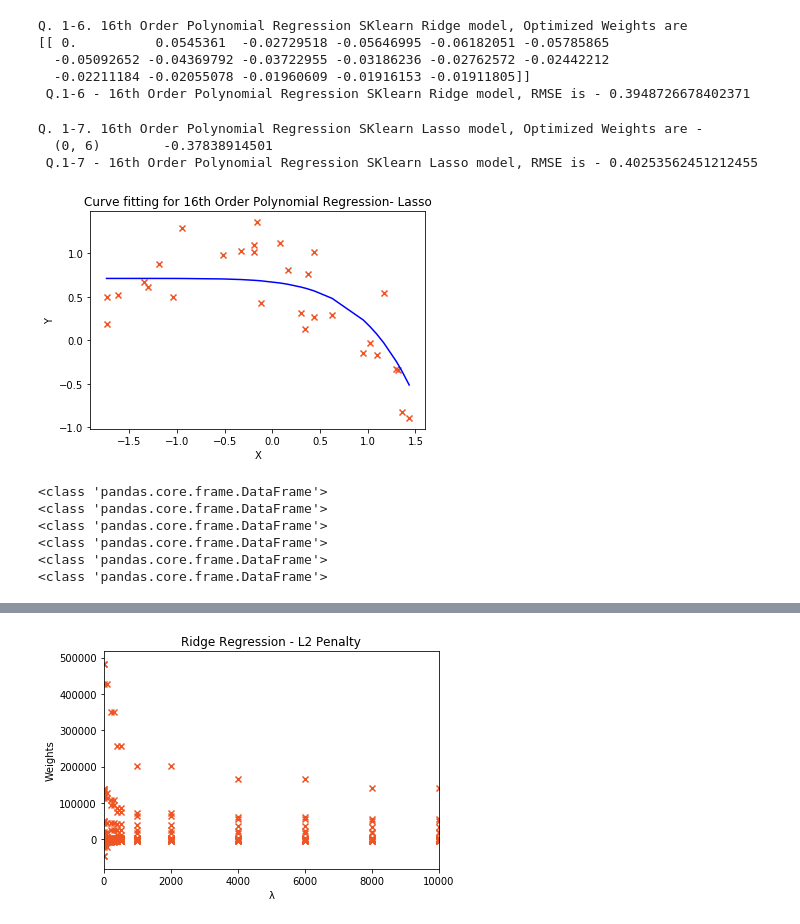
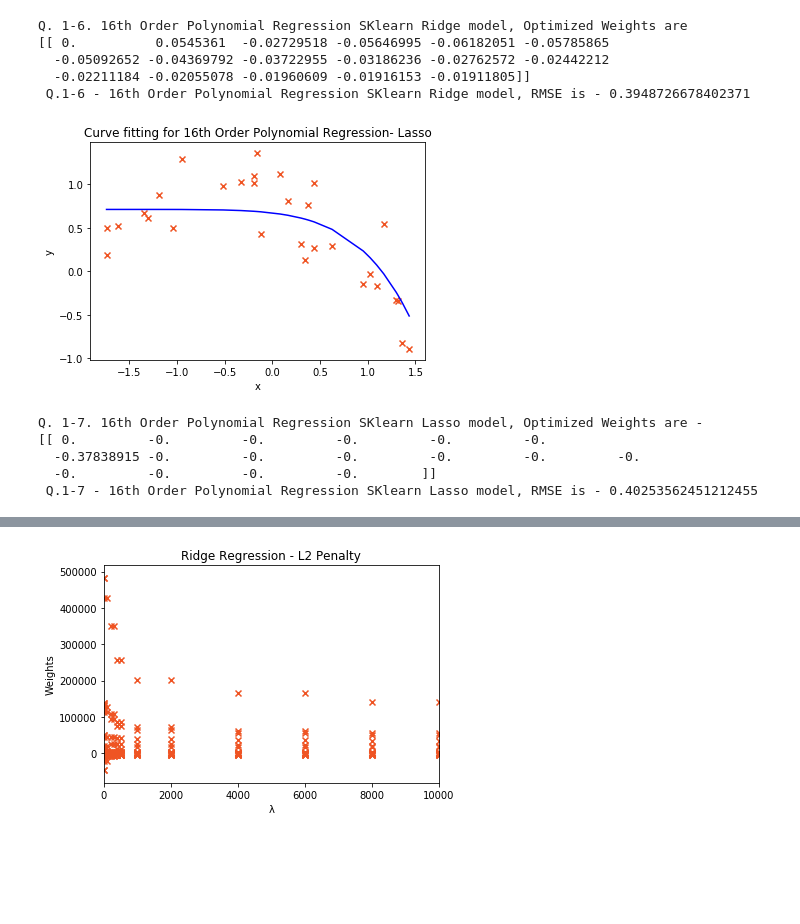
Before and after one commit to MeenakshiParyani/Polynomial-Regression, a Jupyter notebook: Polynomial-Regression.ipynb, the cells around one changed output, grey strips where cells are left out. Saved outputs shown, nothing was run; the diff lists cells and outputs as text; code cells hidden in the pictures; blank space fills up the shorter version.

```diff
--- a/Polynomial-Regression.ipynb
+++ b/Polynomial-Regression.ipynb
@@ -264,31 +262,35 @@ Q. 1-6. 16th Order Polynomial Regression SKlearn Ridge model, Optimized Weights
 # %%
 # 1-7 16th Order Polynomial Regression scikit-learn Lasso model
 
 df = data1;
-normalized_df_poly = generatePolynomialInput(df, 16, 'x')
-X, Y = normalizeData(normalized_df_poly, True, 'x', 'y'); # Normalize the data for proper scaling
-# this Alpha(Regularization Strength) value gives the lowest cost
-clf = Lasso(alpha=0.1, copy_X = True, fit_intercept = True, max_iter = 1000000, normalize=False,
+def sklearn_lasso_polynomial_regression(df, order, xheader, yheader, needSort, lamda, draw, title):
+    normalized_df_poly = generatePolynomialInput(df, order, xheader)
+    X, Y = normalizeData(normalized_df_poly, needSort, xheader, yheader); # Normalize the data for proper scaling
+    betas = []
+    clf = Lasso(alpha=lamda, copy_X = True, fit_intercept = True, max_iter = 1000000, normalize=False,
       positive=False, precompute=False, random_state=None, selection = 'cyclic', tol=0.0001, warm_start=False)
-clf.fit(X,Y)
-
-beta = clf.sparse_coef_
-Ypred = clf.predict(X)
-
+    clf.fit(X,Y)
+    beta = clf.coef_
+    beta = np.asmatrix(beta)
+    Ypred = clf.predict(X)
+    XM = np.matrix(X.values)
+    YM = np.matrix(Y.values)
+    Xcord = list(XM[:,1].flat)
+    Ycord = list(YM[:,0].flat)
+    rmse = get_rmse(np.matrix(X), np.matrix(Y), beta)
+    if(draw):
+        drawPlot(Xcord, Ycord, Ypred, 16, "- Lasso" + title, xheader, yheader)
+    return X, Y, beta, rmse
+X, Y, beta, rmse = sklearn_lasso_polynomial_regression(df, 16, 'x', 'y', True, 0.1, True, '')
 print("Q. 1-7. 16th Order Polynomial Regression SKlearn Lasso model, Optimized Weights are -\n" + str(beta))
-print(" Q.1-7 - 16th Order Polynomial Regression SKlearn Lasso model, " + colored('RMSE is - ' + str(get_rmse(np.matrix(X), np.matrix(Y), beta)), 'green'))
-XM = np.matrix(X.values)
-YM = np.matrix(Y.values)
-
-Xcord = list(XM[:,1].flat)
-Ycord = list(YM[:,0].flat)
-
-drawPlot(Xcord, Ycord, Ypred, 16, "- Lasso", 'X', 'Y')
+print(" Q.1-7 - 16th Order Polynomial Regression SKlearn Lasso model, " + colored('RMSE is - ' + str(rmse), 'green'))
 # %% [output]
+[figure]
 Q. 1-7. 16th Order Polynomial Regression SKlearn Lasso model, Optimized Weights are -
-  (0, 6)        -0.37838914501
+[[ 0.         -0.         -0.         -0.         -0.         -0.
+  -0.37838915 -0.         -0.         -0.         -0.         -0.         -0.
+  -0.         -0.         -0.         -0.        ]]
  Q.1-7 - 16th Order Polynomial Regression SKlearn Lasso model, RMSE is - 0.40253562451212455
-[figure]
 # %%
 # Reading data for Q.2
 data2 = pd.read_csv('ex2data2.csv', sep=",", encoding='utf-8', header='infer')
@@ -307,19 +309,6 @@ def split_data_test_train_val(X, y):
 
 # Split the data
 X_train, X_val, X_test, y_train, y_val, y_test = split_data_test_train_val(df[['sqft_living']], df[['price']])
-print(type(X_train))
-print(type(X_val))
-print(type(X_test))
-print(type(y_train))
-print(type(y_val))
-print(type(y_test))
-# %% [output]
-<class 'pandas.core.frame.DataFrame'>
-<class 'pandas.core.frame.DataFrame'>
-<class 'pandas.core.frame.DataFrame'>
-<class 'pandas.core.frame.DataFrame'>
-<class 'pandas.core.frame.DataFrame'>
-<class 'pandas.core.frame.DataFrame'>
 # %%
 # Q.2-1 1st Order Polynomal Regression with Test, Train and Validation data
 df = data2;
```
Also changed, not shown: parts of 8 cells of this notebook.
